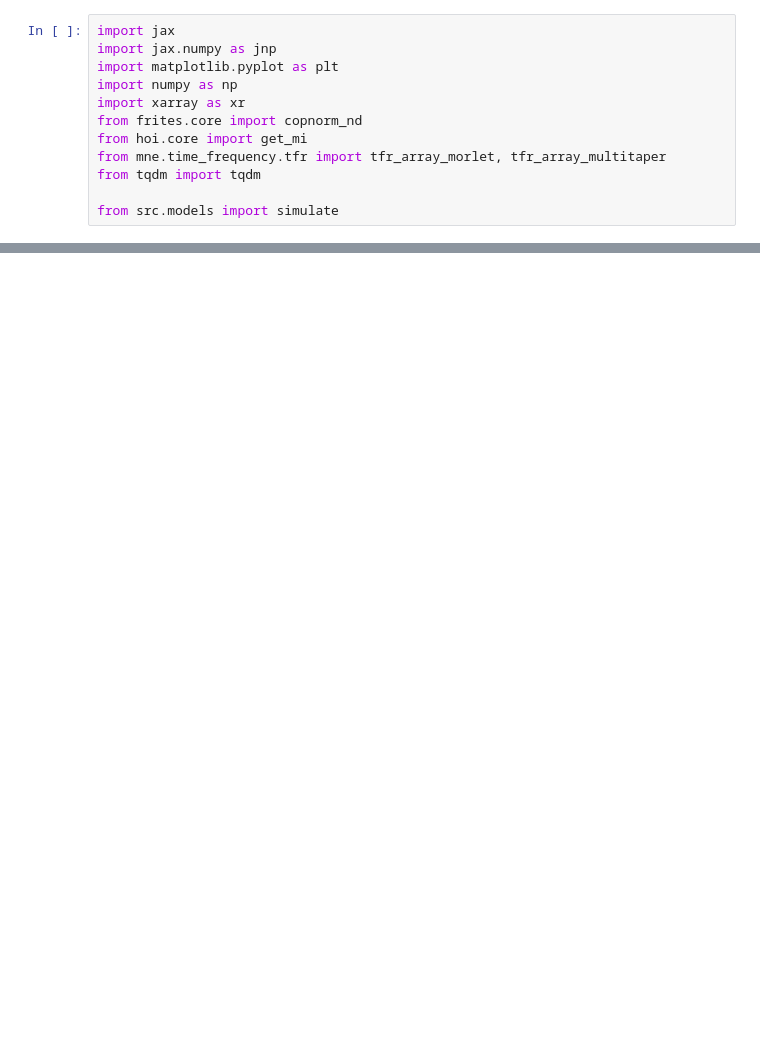
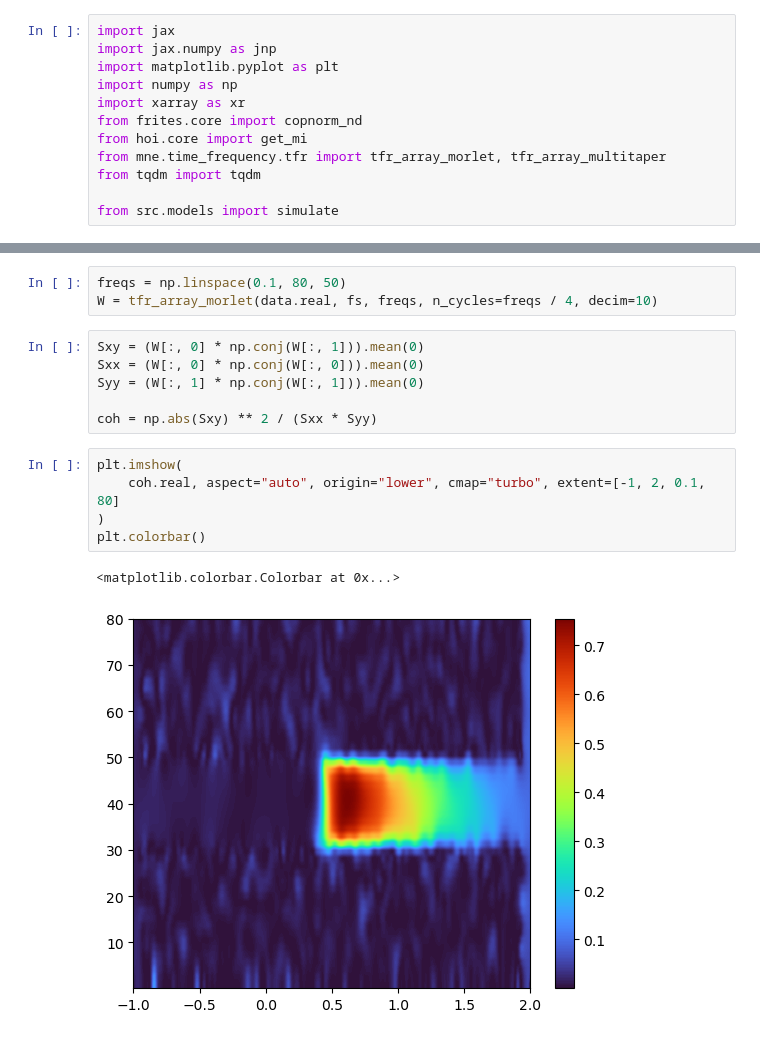
Before and after one commit to ViniciusLima94/phase_amplitude_encoding, a Jupyter notebook: notebooks/Figure1.ipynb, the cells around one changed output, grey strips where cells are left out. Saved outputs shown, nothing was run; the diff lists cells and outputs as text; blank space fills up the shorter version.

```diff
--- a/notebooks/Figure1.ipynb
+++ b/notebooks/Figure1.ipynb
@@ -52,0 +62,17 @@ plt.plot( data[-1].real.T )
+# %%
+freqs = np.linspace(0.1, 80, 50)
+W = tfr_array_morlet(data.real, fs, freqs, n_cycles=freqs / 4, decim=10)
+# %%
+Sxy = (W[:, 0] * np.conj(W[:, 1])).mean(0)
+Sxx = (W[:, 0] * np.conj(W[:, 0])).mean(0)
+Syy = (W[:, 1] * np.conj(W[:, 1])).mean(0)
+
+coh = np.abs(Sxy) ** 2 / (Sxx * Syy)
+# %%
+plt.imshow(
+    coh.real, aspect="auto", origin="lower", cmap="turbo", extent=[-1, 2, 0.1, 80]
+)
+plt.colorbar()
+# %% [output]
+<matplotlib.colorbar.Colorbar at 0x...>
+[figure, added]
```
Also changed, not shown: parts of 14 cells of this notebook, 1 other file.
